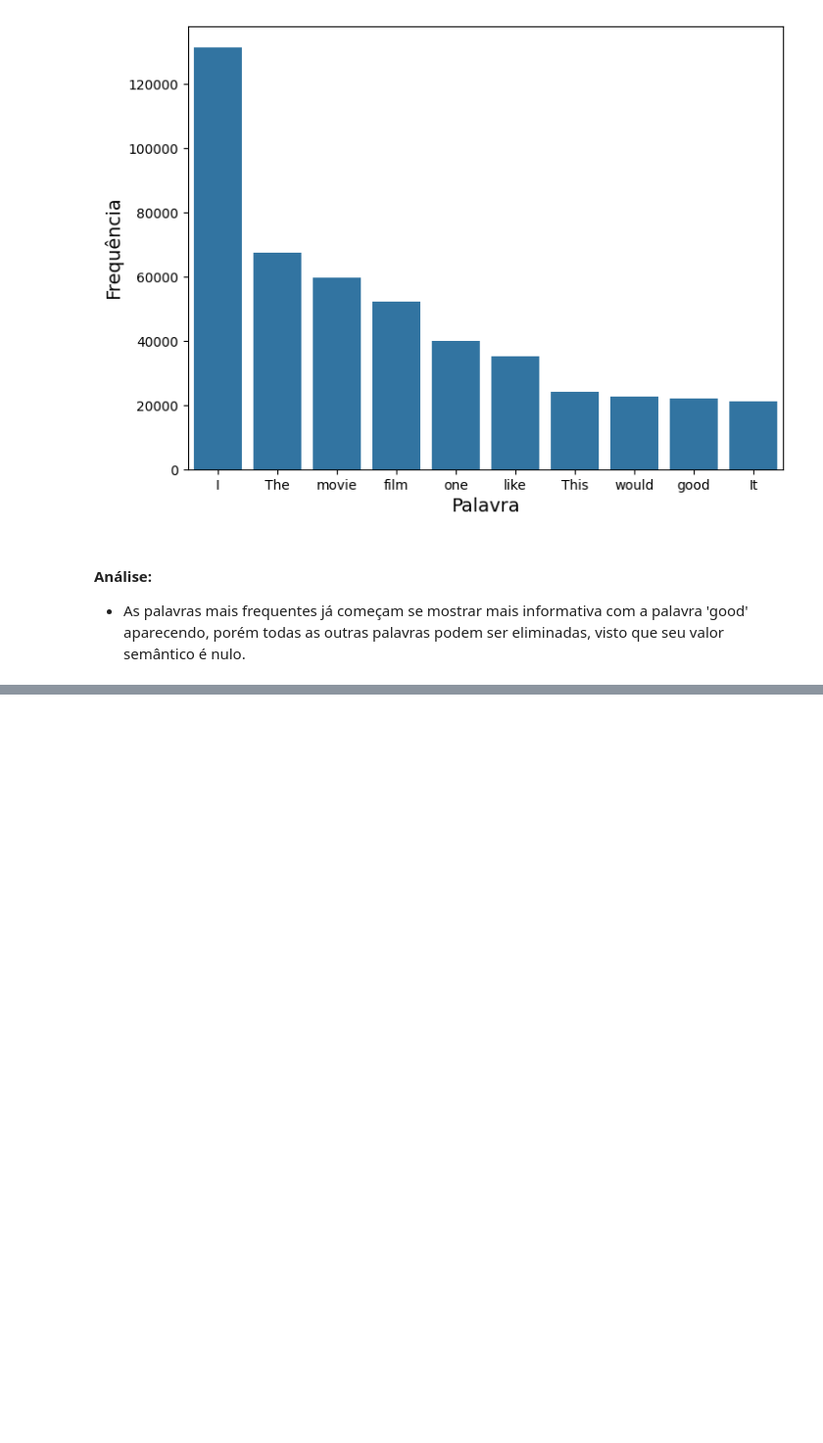
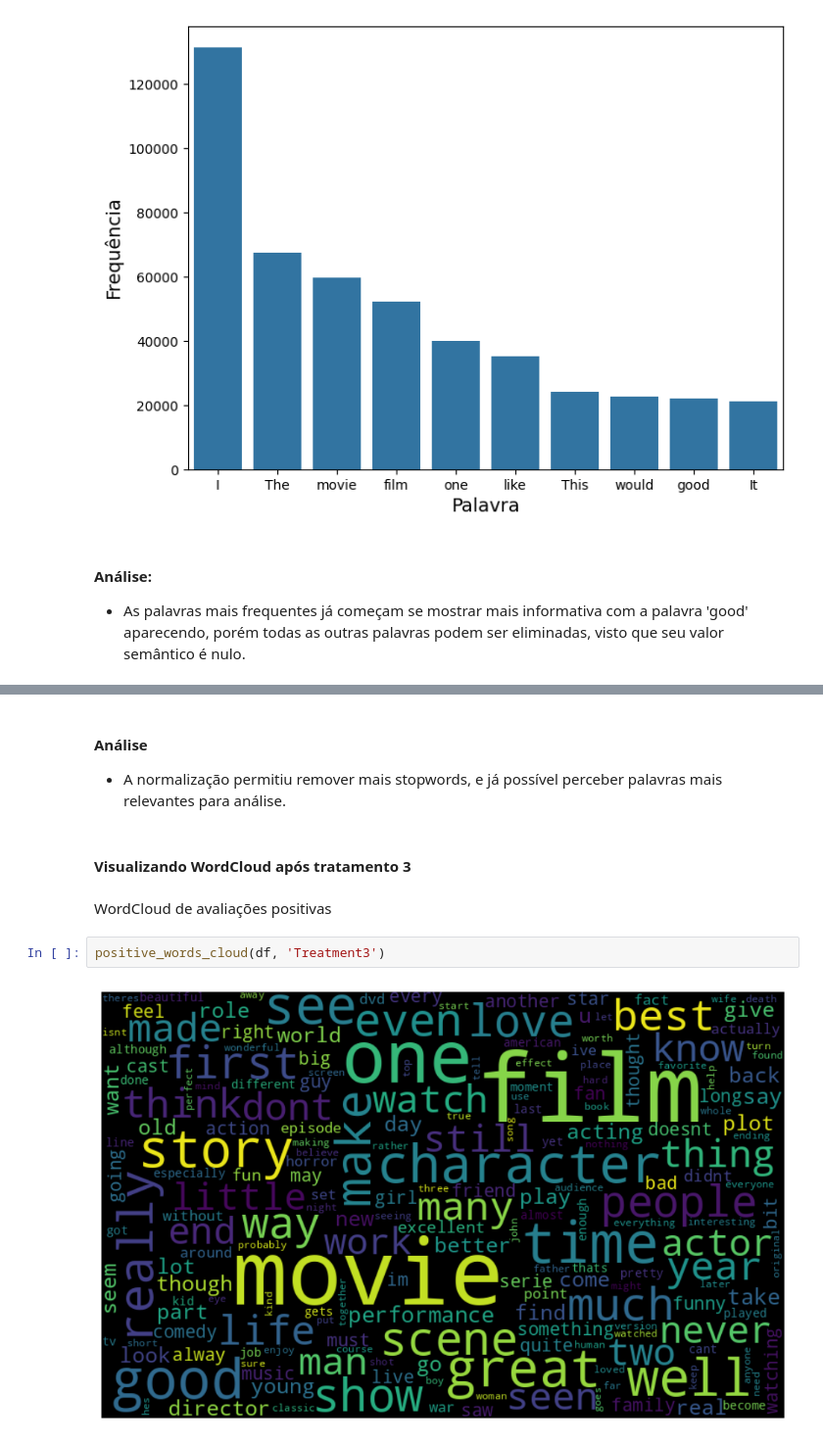
Before and after one commit to guialbquerque/AnaliseDeSentimentosIMDB, a Jupyter notebook: notebooks/preprocessing/data_pre_processing.ipynb, the cells around one changed output, grey strips where cells are left out. Shown at 98% size. Saved outputs shown, nothing was run; the diff lists cells and outputs as text; blank space fills up the shorter version.

```diff
--- a/notebooks/preprocessing/data_pre_processing.ipynb
+++ b/notebooks/preprocessing/data_pre_processing.ipynb
@@ -175,0 +232,12 @@ plot_word_frequencies(df, 'Treatment1', 10)
+# %% [markdown]
+#### Análise
+
+- A normalização permitiu remover mais stopwords, e já possível perceber palavras mais relevantes para análise.
+# %% [markdown]
+#### Visualizando WordCloud após tratamento 3
+# %% [markdown]
+WordCloud de avaliações positivas
+# %%
+positive_words_cloud(df, 'Treatment3')
+# %% [output]
+[figure, added]
```
Also changed, not shown: parts of 22 cells of this notebook.
